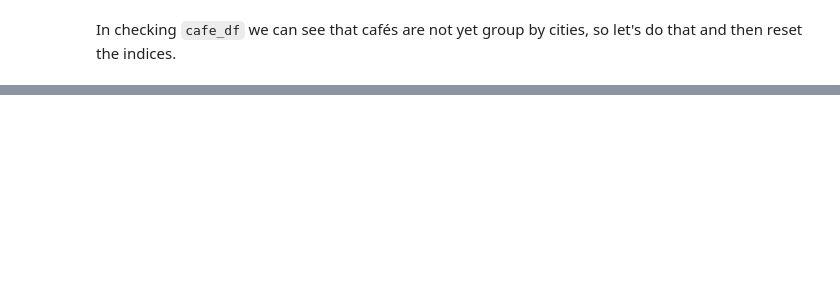
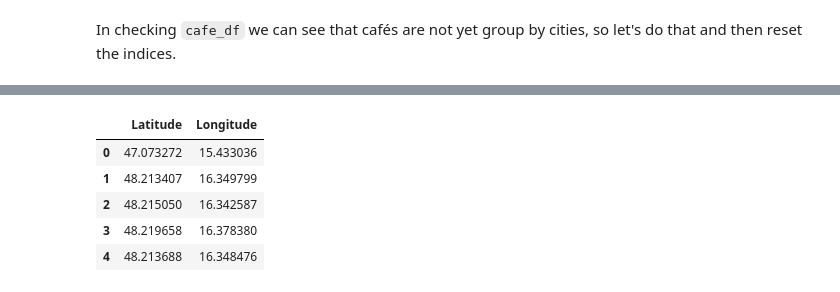
Before and after one commit to kossick/Coursera_Capstone, a Jupyter notebook: Meeple_scrape.ipynb, the cells around one changed output, grey strips where cells are left out. Drawn from its saved outputs; the diff is of its cells as text; code cells hidden in the pictures; blank space fills up the shorter version.

```diff
--- a/Meeple_scrape.ipynb
+++ b/Meeple_scrape.ipynb
@@ -307,0 +395,10 @@ cafe_df.to_csv('cafe_addresses.csv', index=False)
+# %%
+ll_df = pd.DataFrame(ll_list)
+ll_df.head()
+# %% [output]
+|  | Latitude | Longitude |
+| 0 | 47.073272 | 15.433036 |
+| 1 | 48.213407 | 16.349799 |
+| 2 | 48.215050 | 16.342587 |
+| 3 | 48.219658 | 16.378380 |
+| 4 | 48.213688 | 16.348476 |
```
Also changed, not shown: parts of 18 cells of this notebook.
